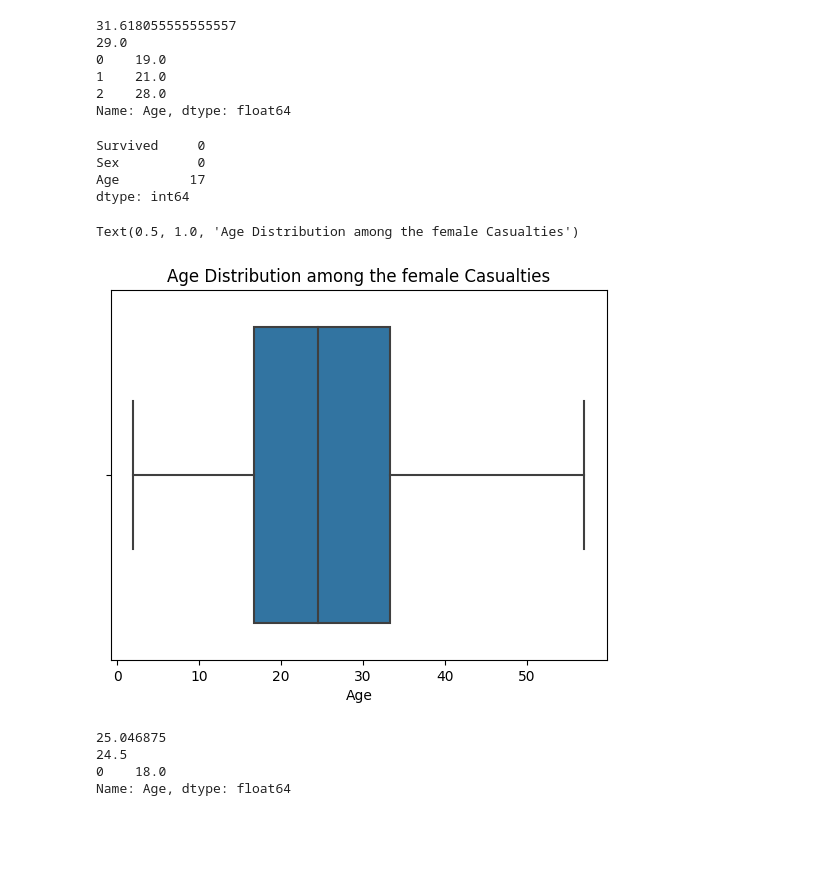
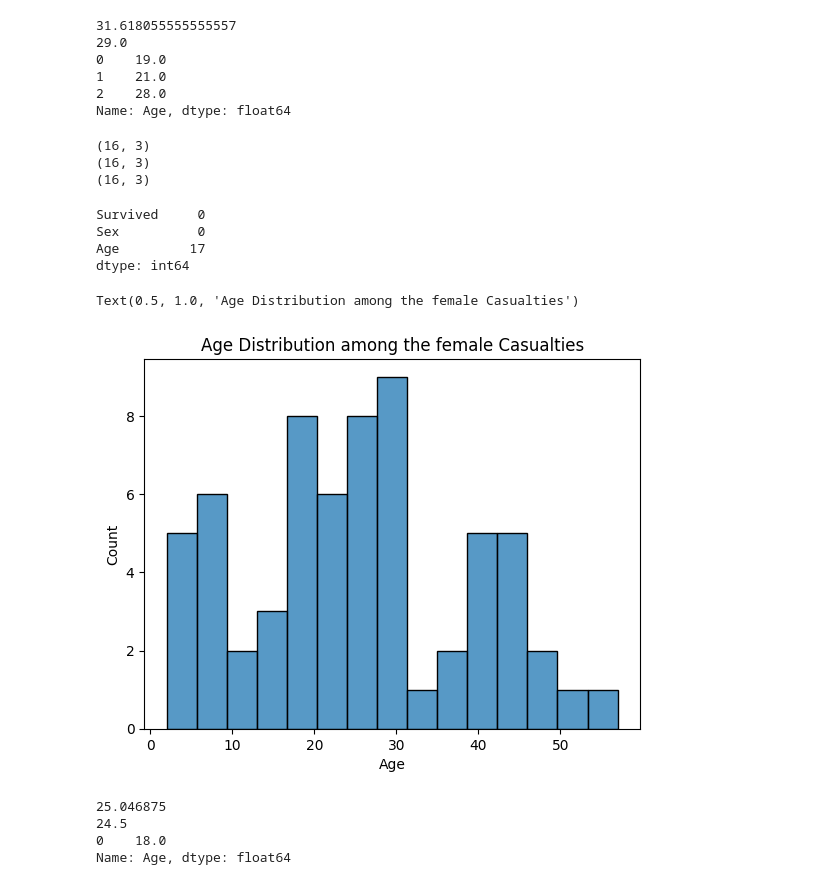
Before and after one commit to puvanans/titanicDataset, a Jupyter notebook: Casualties.ipynb, the cells around one changed output. Cells and saved outputs as stored; diff of their text form; code cells hidden in the pictures; blank space fills up the shorter version.

Commit message:
have explored the distribution of age between the genders among the Casualties, Next step will be to substitue missing values

```diff
--- a/Casualties.ipynb
+++ b/Casualties.ipynb
@@ -102,6 +105,18 @@ print(maleAgeMode)
 1    21.0
 2    28.0
 Name: Age, dtype: float64
+# %%
+mode1 = maleCasualties.loc[(maleCasualties['Age'] == 19)]
+mode2 = maleCasualties.loc[(maleCasualties['Age'] == 21)]
+mode3 = maleCasualties.loc[(maleCasualties['Age'] == 28)]
+
+print(mode1.shape)
+print(mode2.shape)
+print(mode3.shape)
+# %% [output]
+(16, 3)
+(16, 3)
+(16, 3)
 # %%
 femaleCasualties.isnull().sum()
 # %% [output]
@@ -112,13 +127,13 @@ dtype: int64
 # %%
 femaleCasualtiesAge = femaleCasualties['Age']
 
-# sns.histplot(femaleCasualtiesAge, stat = 'count')
+sns.histplot(femaleCasualtiesAge, bins = 15, stat = 'count')
 # sns.displot(femaleCasualtiesAge, kind ='kde')
-sns.boxplot(x = femaleCasualtiesAge)
+# sns.boxplot(x = femaleCasualtiesAge)
 plt.title('Age Distribution among the female Casualties')
 # %% [output]
 Text(0.5, 1.0, 'Age Distribution among the female Casualties')
-[figure, old version]
+[figure, new version]
 # %%
 femaleAgeMean = femaleCasualtiesAge.mean()
 femaleAgeMedian = femaleCasualtiesAge.median()
```
Also changed, not shown: parts of 3 cells of this notebook, 1 other file.
